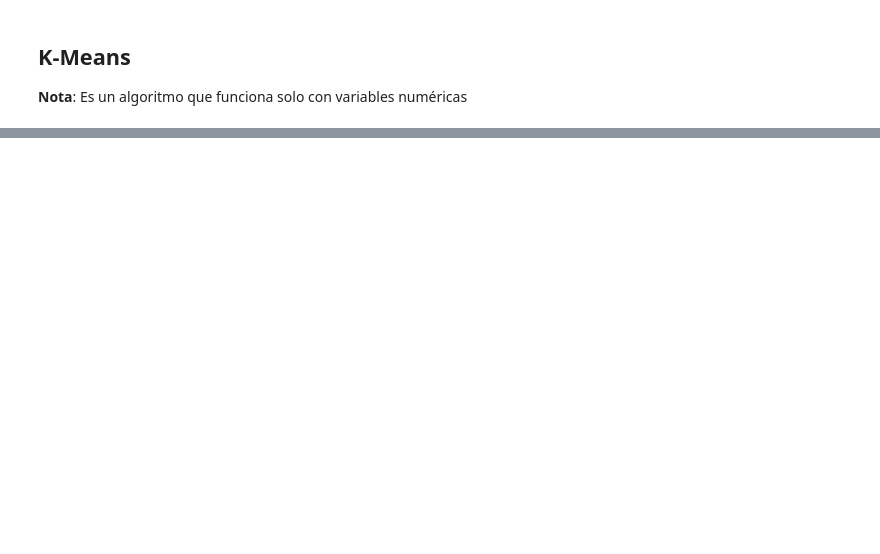
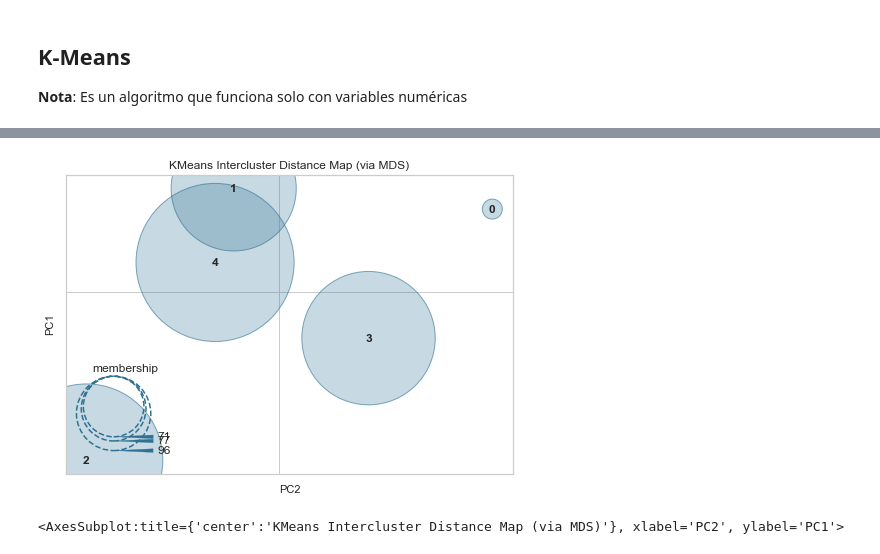
Before and after one commit to agucitri/DS-ONLINE-76, a Jupyter notebook: k_means.ipynb, the cells around one changed output, grey strips where cells are left out. Saved outputs shown, nothing was run; the diff lists cells and outputs as text; code cells hidden in the pictures; blank space fills up the shorter version.

```diff
--- a/k_means.ipynb
+++ b/k_means.ipynb
@@ -66,0 +157,7 @@ cols_to_drop = ["model_year", "origin", "name"]
+# %%
+distances = InterclusterDistance(estimator=KMeans(n_clusters=5))
+distances.fit(auto)
+distances.show()
+# %% [output]
+[figure, added]
+<AxesSubplot:title={'center':'KMeans Intercluster Distance Map (via MDS)'}, xlabel='PC2', ylabel='PC1'>
```
Also changed, not shown: parts of 25 cells of this notebook.
